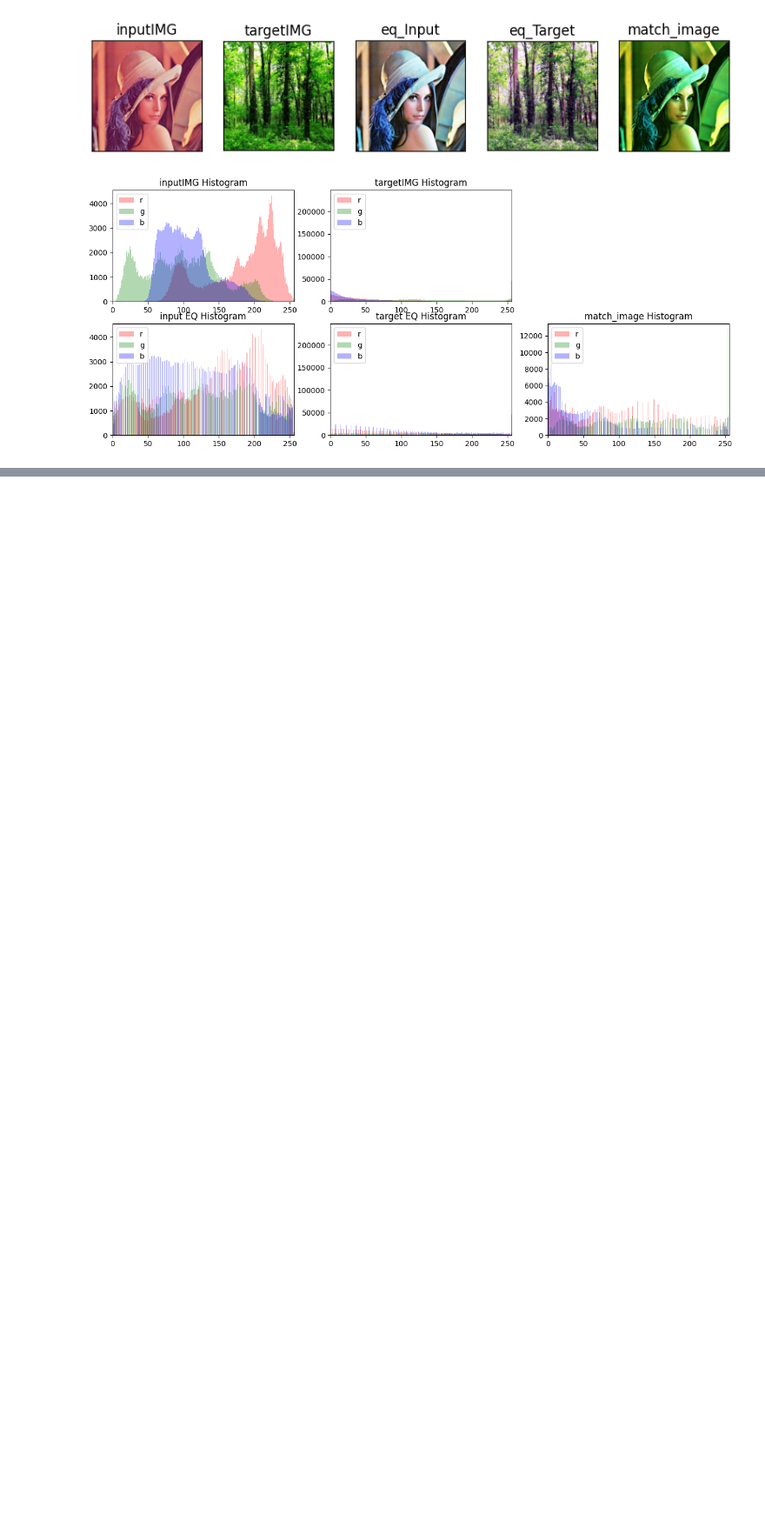
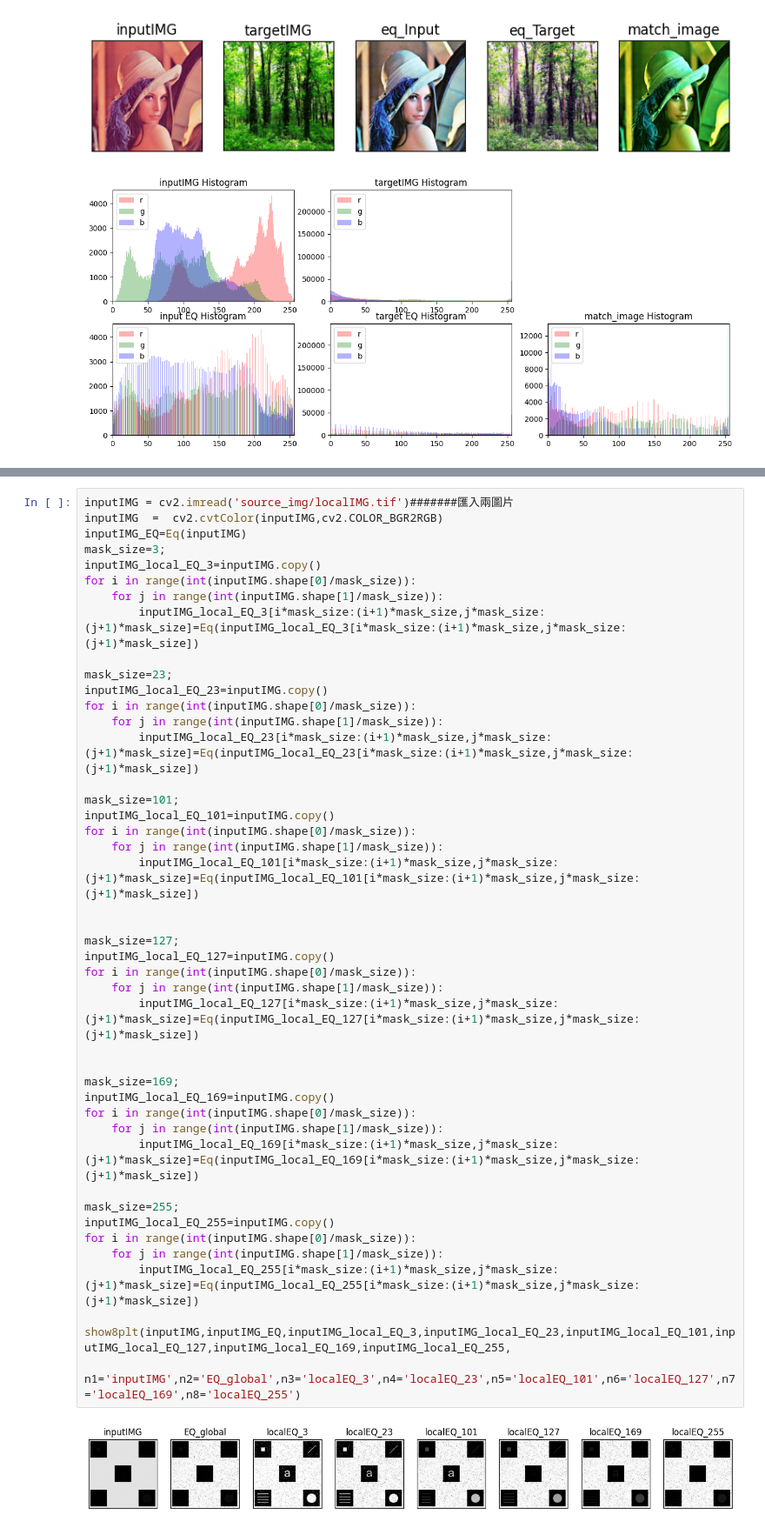
Before and after one commit to HelpHelpHelp-Charlie/DIP_learning, a Jupyter notebook: CH3.ipynb, the cells around one changed output, grey strips where cells are left out. Shown at 87% size. Drawn from its saved outputs; the diff is of its cells as text; blank space fills up the shorter version.

Commit message:
local_histogram

```diff
--- a/CH3.ipynb
+++ b/CH3.ipynb
@@ -374,0 +378,46 @@ plt.show()
+# %%
+inputIMG = cv2.imread('source_img/localIMG.tif')#######匯入兩圖片
+inputIMG  =  cv2.cvtColor(inputIMG,cv2.COLOR_BGR2RGB)
+inputIMG_EQ=Eq(inputIMG)
+mask_size=3;
+inputIMG_local_EQ_3=inputIMG.copy()
+for i in range(int(inputIMG.shape[0]/mask_size)):
+    for j in range(int(inputIMG.shape[1]/mask_size)):
+        inputIMG_local_EQ_3[i*mask_size:(i+1)*mask_size,j*mask_size:(j+1)*mask_size]=Eq(inputIMG_local_EQ_3[i*mask_size:(i+1)*mask_size,j*mask_size:(j+1)*mask_size])
+
+mask_size=23;
+inputIMG_local_EQ_23=inputIMG.copy()
+for i in range(int(inputIMG.shape[0]/mask_size)):
+    for j in range(int(inputIMG.shape[1]/mask_size)):
+        inputIMG_local_EQ_23[i*mask_size:(i+1)*mask_size,j*mask_size:(j+1)*mask_size]=Eq(inputIMG_local_EQ_23[i*mask_size:(i+1)*mask_size,j*mask_size:(j+1)*mask_size])
+
+mask_size=101;
+inputIMG_local_EQ_101=inputIMG.copy()
+for i in range(int(inputIMG.shape[0]/mask_size)):
+    for j in range(int(inputIMG.shape[1]/mask_size)):
+        inputIMG_local_EQ_101[i*mask_size:(i+1)*mask_size,j*mask_size:(j+1)*mask_size]=Eq(inputIMG_local_EQ_101[i*mask_size:(i+1)*mask_size,j*mask_size:(j+1)*mask_size])
+
+
+mask_size=127;
+inputIMG_local_EQ_127=inputIMG.copy()
+for i in range(int(inputIMG.shape[0]/mask_size)):
+    for j in range(int(inputIMG.shape[1]/mask_size)):
+        inputIMG_local_EQ_127[i*mask_size:(i+1)*mask_size,j*mask_size:(j+1)*mask_size]=Eq(inputIMG_local_EQ_127[i*mask_size:(i+1)*mask_size,j*mask_size:(j+1)*mask_size])
+
+
+mask_size=169;
+inputIMG_local_EQ_169=inputIMG.copy()
+for i in range(int(inputIMG.shape[0]/mask_size)):
+    for j in range(int(inputIMG.shape[1]/mask_size)):
+        inputIMG_local_EQ_169[i*mask_size:(i+1)*mask_size,j*mask_size:(j+1)*mask_size]=Eq(inputIMG_local_EQ_169[i*mask_size:(i+1)*mask_size,j*mask_size:(j+1)*mask_size])
+
+mask_size=255;
+inputIMG_local_EQ_255=inputIMG.copy()
+for i in range(int(inputIMG.shape[0]/mask_size)):
+    for j in range(int(inputIMG.shape[1]/mask_size)):
+        inputIMG_local_EQ_255[i*mask_size:(i+1)*mask_size,j*mask_size:(j+1)*mask_size]=Eq(inputIMG_local_EQ_255[i*mask_size:(i+1)*mask_size,j*mask_size:(j+1)*mask_size])
+
+show8plt(inputIMG,inputIMG_EQ,inputIMG_local_EQ_3,inputIMG_local_EQ_23,inputIMG_local_EQ_101,inputIMG_local_EQ_127,inputIMG_local_EQ_169,inputIMG_local_EQ_255,
+         n1='inputIMG',n2='EQ_global',n3='localEQ_3',n4='localEQ_23',n5='localEQ_101',n6='localEQ_127',n7='localEQ_169',n8='localEQ_255')
+# %% [output]
+[figure, added]
```
Also changed, not shown: parts of 1 cell of this notebook, 1 other file.
